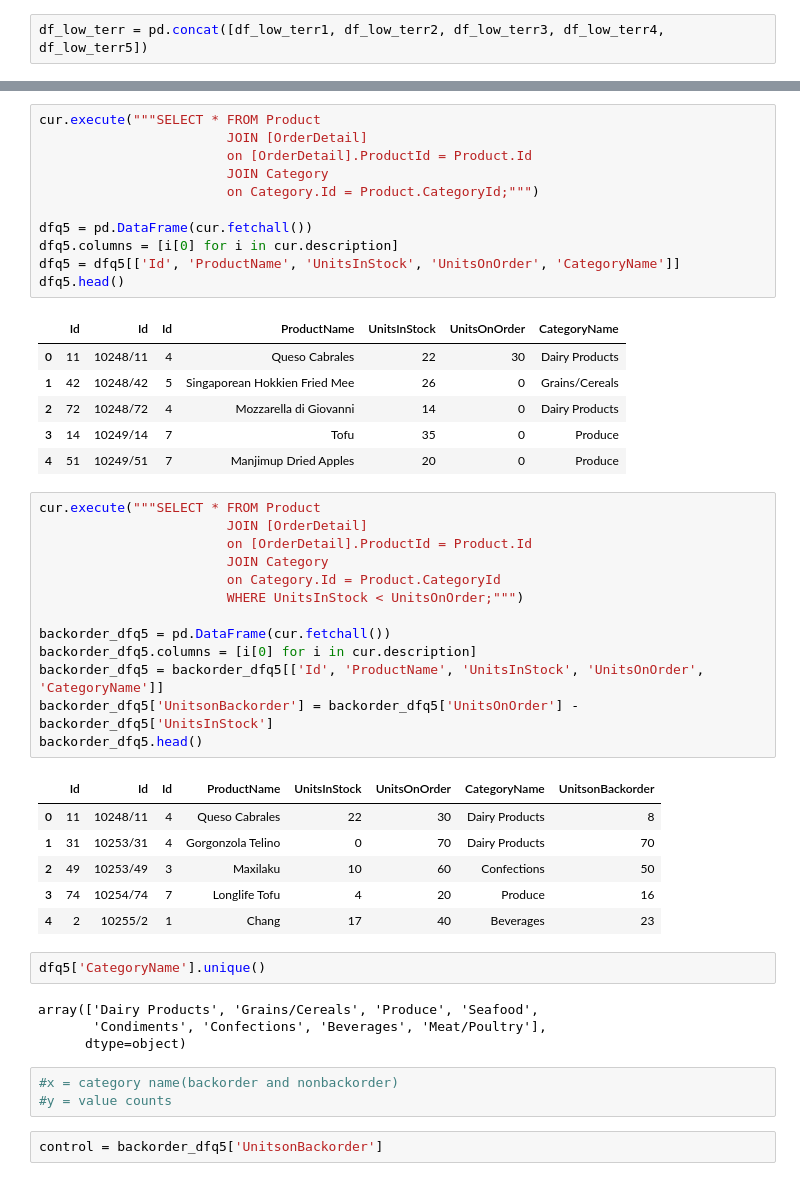
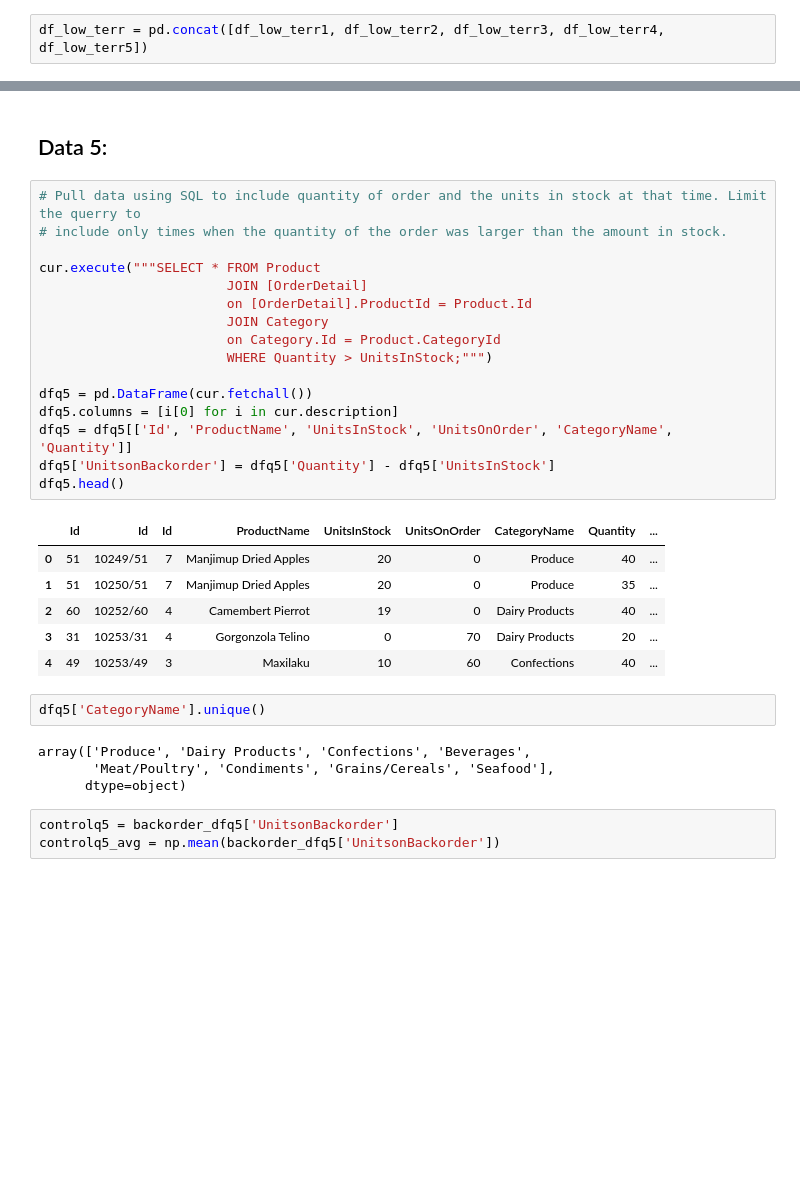
Before and after one commit to lucaskelly49/A-B-Hypothesis-Testing, a Jupyter notebook: Student.ipynb, the cells around one changed output, grey strips where cells are left out. Cells and saved outputs as stored; diff of their text form; blank space fills up the shorter version.

```diff
--- a/Student.ipynb
+++ b/Student.ipynb
@@ -521,50 +872,35 @@ Are there any product categories that go on backorder more than average?
+# %% [markdown]
+## Data 5:
 # %%
+# Pull data using SQL to include quantity of order and the units in stock at that time. Limit the querry to
+# include only times when the quantity of the order was larger than the amount in stock.
+
 cur.execute("""SELECT * FROM Product
                         JOIN [OrderDetail]
                         on [OrderDetail].ProductId = Product.Id
                         JOIN Category
-                        on Category.Id = Product.CategoryId;""")
+                        on Category.Id = Product.CategoryId
+                        WHERE Quantity > UnitsInStock;""")
 
 dfq5 = pd.DataFrame(cur.fetchall())
 dfq5.columns = [i[0] for i in cur.description]
-dfq5 = dfq5[['Id', 'ProductName', 'UnitsInStock', 'UnitsOnOrder', 'CategoryName']]
+dfq5 = dfq5[['Id', 'ProductName', 'UnitsInStock', 'UnitsOnOrder', 'CategoryName', 'Quantity']]
+dfq5['UnitsonBackorder'] = dfq5['Quantity'] - dfq5['UnitsInStock']
 dfq5.head()
 # %% [output]
-|  | Id | Id | Id | ProductName | UnitsInStock | UnitsOnOrder | CategoryName |
-| 0 | 11 | 10248/11 | 4 | Queso Cabrales | 22 | 30 | Dairy Products |
-| 1 | 42 | 10248/42 | 5 | Singaporean Hokkien Fried Mee | 26 | 0 | Grains/Cereals |
-| 2 | 72 | 10248/72 | 4 | Mozzarella di Giovanni | 14 | 0 | Dairy Products |
-| 3 | 14 | 10249/14 | 7 | Tofu | 35 | 0 | Produce |
-| 4 | 51 | 10249/51 | 7 | Manjimup Dried Apples | 20 | 0 | Produce |
+|  | Id | Id | Id | ProductName | UnitsInStock | UnitsOnOrder | CategoryName | Quantity | ... |
+| 0 | 51 | 10249/51 | 7 | Manjimup Dried Apples | 20 | 0 | Produce | 40 | ... |
+| 1 | 51 | 10250/51 | 7 | Manjimup Dried Apples | 20 | 0 | Produce | 35 | ... |
+| 2 | 60 | 10252/60 | 4 | Camembert Pierrot | 19 | 0 | Dairy Products | 40 | ... |
+| 3 | 31 | 10253/31 | 4 | Gorgonzola Telino | 0 | 70 | Dairy Products | 20 | ... |
+| 4 | 49 | 10253/49 | 3 | Maxilaku | 10 | 60 | Confections | 40 | ... |
-# %%
-cur.execute("""SELECT * FROM Product
-                        JOIN [OrderDetail]
-                        on [OrderDetail].ProductId = Product.Id
-                        JOIN Category
-                        on Category.Id = Product.CategoryId
-                        WHERE UnitsInStock < UnitsOnOrder;""")
-
-backorder_dfq5 = pd.DataFrame(cur.fetchall())
-backorder_dfq5.columns = [i[0] for i in cur.description]
-backorder_dfq5 = backorder_dfq5[['Id', 'ProductName', 'UnitsInStock', 'UnitsOnOrder', 'CategoryName']]
-backorder_dfq5['UnitsonBackorder'] = backorder_dfq5['UnitsOnOrder'] - backorder_dfq5['UnitsInStock']
-backorder_dfq5.head()
-# %% [output]
-|  | Id | Id | Id | ProductName | UnitsInStock | UnitsOnOrder | CategoryName | UnitsonBackorder |
-| 0 | 11 | 10248/11 | 4 | Queso Cabrales | 22 | 30 | Dairy Products | 8 |
-| 1 | 31 | 10253/31 | 4 | Gorgonzola Telino | 0 | 70 | Dairy Products | 70 |
-| 2 | 49 | 10253/49 | 3 | Maxilaku | 10 | 60 | Confections | 50 |
-| 3 | 74 | 10254/74 | 7 | Longlife Tofu | 4 | 20 | Produce | 16 |
-| 4 | 2 | 10255/2 | 1 | Chang | 17 | 40 | Beverages | 23 |
 # %%
 dfq5['CategoryName'].unique()
 # %% [output]
-array(['Dairy Products', 'Grains/Cereals', 'Produce', 'Seafood',
-       'Condiments', 'Confections', 'Beverages', 'Meat/Poultry'],
+array(['Produce', 'Dairy Products', 'Confections', 'Beverages',
+       'Meat/Poultry', 'Condiments', 'Grains/Cereals', 'Seafood'],
       dtype=object)
-# %%
-#x = category name(backorder and nonbackorder)
-#y = value counts
-# %%
-control = backorder_dfq5['UnitsonBackorder']
+# %%
+controlq5 = backorder_dfq5['UnitsonBackorder']
+controlq5_avg = np.mean(backorder_dfq5['UnitsonBackorder'])
 # %%
```
Also changed, not shown: parts of 111 cells of this notebook.
